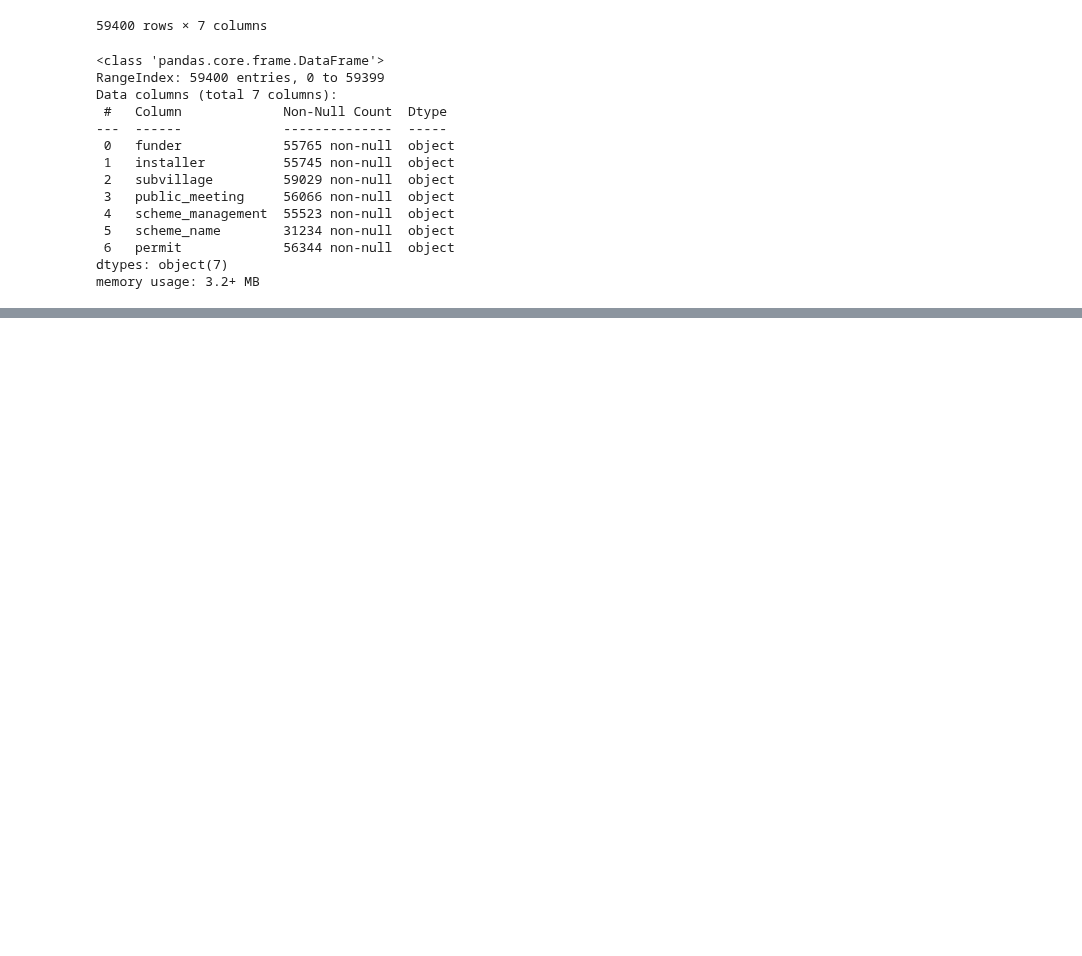
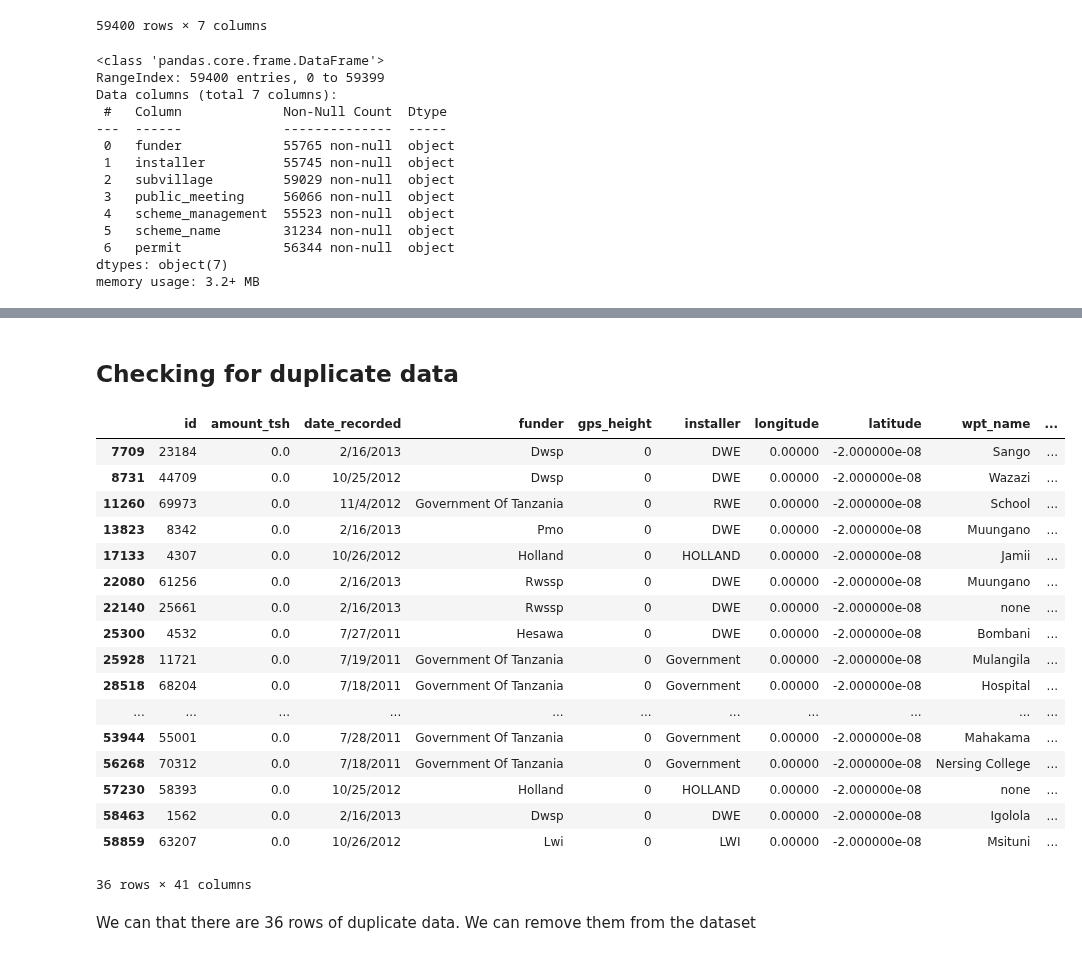
Before and after one commit to rahulakrish/water_pump_classifier, a Jupyter notebook: phase3_project.ipynb, the cells around one changed output, grey strips where cells are left out. Drawn from its saved outputs; the diff is of its cells as text; code cells hidden in the pictures; blank space fills up the shorter version.

Commit message:
cleaned dataset

```diff
--- a/phase3_project.ipynb
+++ b/phase3_project.ipynb
@@ -213,0 +350,3 @@ This imbalance might be an avenue for optimization.
+# %%
+#drop
+df1.drop(['source_type','source_class'],axis=1,inplace=True)
@@ -213,0 +399,4 @@ This imbalance might be an avenue for optimization.
+# %%
+#dropping quality_group,quantity_group and waterpoint_type_group
+df1.drop(['quality_group','waterpoint_type_group','quantity_group'],axis=1,inplace=True)
+df1.info()
@@ -213,0 +479,6 @@ This imbalance might be an avenue for optimization.
+# %%
+#dropping scheme_management
+df1.drop('scheme_management',axis=1,inplace=True)
+# %%
+#dropping id
+df1.drop('id',axis=1,inplace=True)
@@ -213,0 +505,26 @@ This imbalance might be an avenue for optimization.
+# %% [markdown]
+## Checking for duplicate data
+# %%
+#checling for duplicate data based on all the columns
+df[df1.duplicated()]
+# %% [output]
+|  | id | amount_tsh | date_recorded | funder | gps_height | installer | longitude | latitude | wpt_name | ... |
+| 7709 | 23184 | 0.0 | 2/16/2013 | Dwsp | 0 | DWE | 0.00000 | -2.000000e-08 | Sango | ... |
+| 8731 | 44709 | 0.0 | 10/25/2012 | Dwsp | 0 | DWE | 0.00000 | -2.000000e-08 | Wazazi | ... |
+| 11260 | 69973 | 0.0 | 11/4/2012 | Government Of Tanzania | 0 | RWE | 0.00000 | -2.000000e-08 | School | ... |
+| 13823 | 8342 | 0.0 | 2/16/2013 | Pmo | 0 | DWE | 0.00000 | -2.000000e-08 | Muungano | ... |
+| 17133 | 4307 | 0.0 | 10/26/2012 | Holland | 0 | HOLLAND | 0.00000 | -2.000000e-08 | Jamii | ... |
+| 22080 | 61256 | 0.0 | 2/16/2013 | Rwssp | 0 | DWE | 0.00000 | -2.000000e-08 | Muungano | ... |
+| 22140 | 25661 | 0.0 | 2/16/2013 | Rwssp | 0 | DWE | 0.00000 | -2.000000e-08 | none | ... |
+| 25300 | 4532 | 0.0 | 7/27/2011 | Hesawa | 0 | DWE | 0.00000 | -2.000000e-08 | Bombani | ... |
+| 25928 | 11721 | 0.0 | 7/19/2011 | Government Of Tanzania | 0 | Government | 0.00000 | -2.000000e-08 | Mulangila | ... |
+| 28518 | 68204 | 0.0 | 7/18/2011 | Government Of Tanzania | 0 | Government | 0.00000 | -2.000000e-08 | Hospital | ... |
+| ... | ... | ... | ... | ... | ... | ... | ... | ... | ... | ... |
+| 53944 | 55001 | 0.0 | 7/28/2011 | Government Of Tanzania | 0 | Government | 0.00000 | -2.000000e-08 | Mahakama | ... |
+| 56268 | 70312 | 0.0 | 7/18/2011 | Government Of Tanzania | 0 | Government | 0.00000 | -2.000000e-08 | Nersing College | ... |
+| 57230 | 58393 | 0.0 | 10/25/2012 | Holland | 0 | HOLLAND | 0.00000 | -2.000000e-08 | none | ... |
+| 58463 | 1562 | 0.0 | 2/16/2013 | Dwsp | 0 | DWE | 0.00000 | -2.000000e-08 | Igolola | ... |
+| 58859 | 63207 | 0.0 | 10/26/2012 | Lwi | 0 | LWI | 0.00000 | -2.000000e-08 | Msituni | ... |
+36 rows × 41 columns
+# %% [markdown]
+We can that there are 36 rows of duplicate data. We can remove them from the dataset
```
Also changed, not shown: parts of 65 cells of this notebook.
